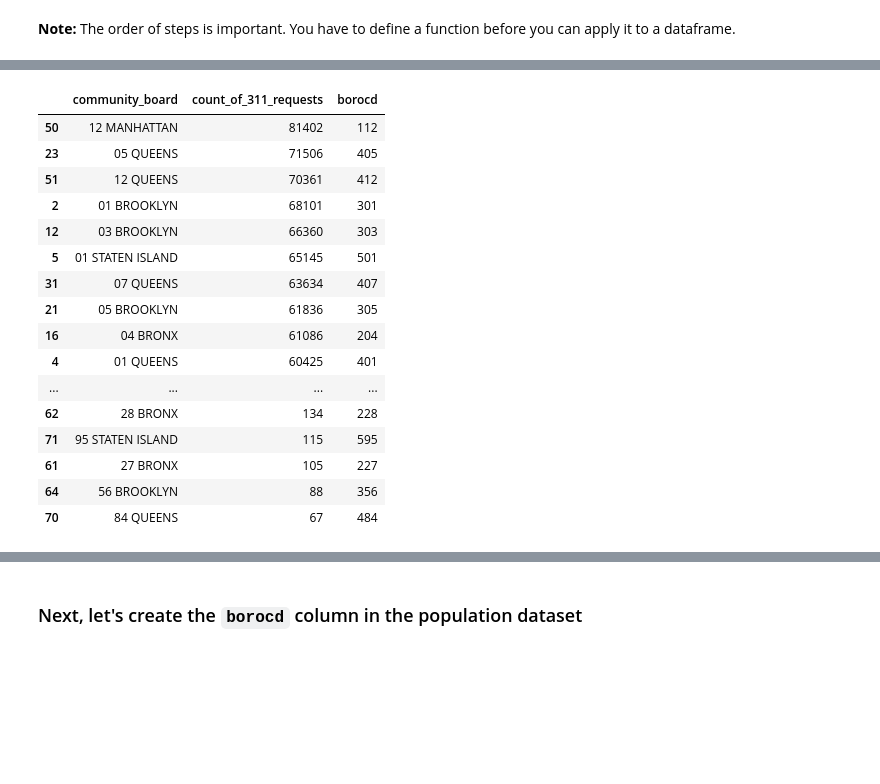
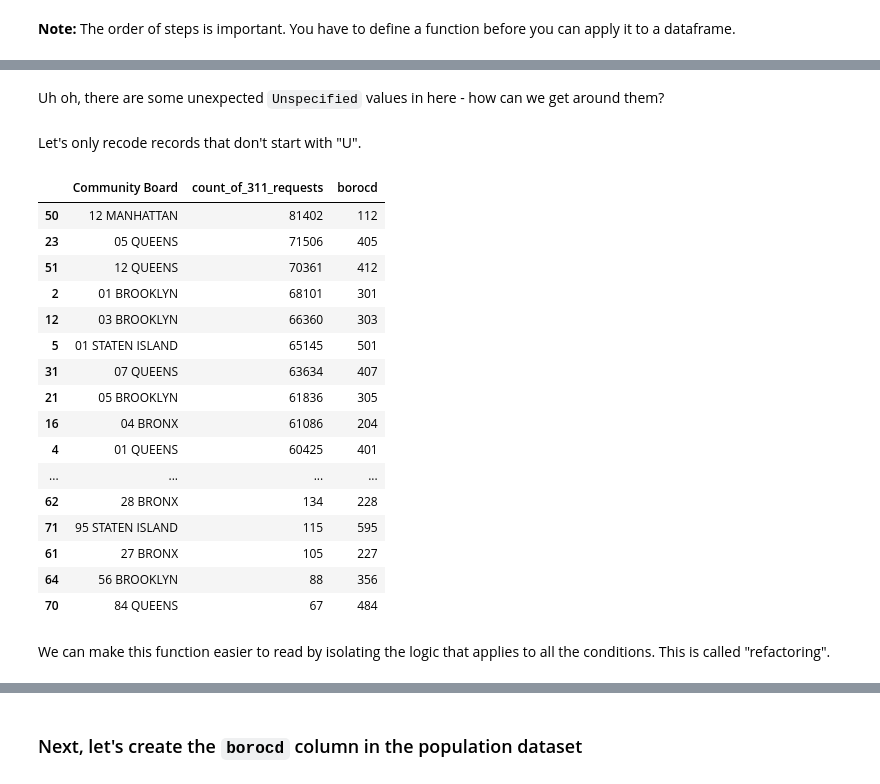
Before and after one commit to afeld/python-public-policy, a Jupyter notebook: lecture_2.ipynb, the cells around one changed output, grey strips where cells are left out. Cells and saved outputs as stored; diff of their text form; code cells hidden in the pictures; blank space fills up the shorter version.

Commit message:
split lecture 2 into slides

```diff
--- a/lecture_2.ipynb
+++ b/lecture_2.ipynb
@@ -124,19 +130,17 @@ cb_counts.head()
 # %%
-# let's create a function called recode_borocd_counts that converts the community_board value into a borocd value
-
 def recode_borocd_counts(row):
-  if 'MANHATTAN' in row.community_board:
-    return '1' + row.community_board[0:2]
+  if 'MANHATTAN' in row["Community Board"]:
+    return '1' + row["Community Board"][0:2]
     # [0:2] provides the first 2 characters, i.e. characters at indexes 0 and 1.
     # you could also use [:2] without the zero.
-  elif 'BRONX' in row.community_board:
-    return '2' + row.community_board[0:2]
-  elif 'BROOKLYN' in row.community_board:
-    return '3' + row.community_board[0:2]
-  elif 'QUEENS' in row.community_board:
-    return '4' + row.community_board[0:2]
-  elif 'STATEN ISLAND' in row.community_board:
-    return '5' + row.community_board[0:2]
+  elif 'BRONX' in row["Community Board"]:
+    return '2' + row["Community Board"][0:2]
+  elif 'BROOKLYN' in row["Community Board"]:
+    return '3' + row["Community Board"][0:2]
+  elif 'QUEENS' in row["Community Board"]:
+    return '4' + row["Community Board"][0:2]
+  elif 'STATEN ISLAND' in row["Community Board"]:
+    return '5' + row["Community Board"][0:2]
   else:
     return 'Invalid BoroCD'
 # %%
@@ -172,23 +178,26 @@ cb_counts
+# %% [markdown]
+Uh oh, there are some unexpected `Unspecified` values in here - how can we get around them?
+# %% [markdown]
+Let's only recode records that don't start with "U".
 # %%
-# uh oh, there are some unexpected "Unspecified" values in here - how can we get around them? let's only recode records that don't start with "U"
 def recode_borocd_counts(row):
-  if 'MANHATTAN' in row.community_board and row.community_board[0] != 'U':
-      return '1' + row.community_board[:2]
-  elif 'BRONX' in row.community_board and row.community_board[0] != 'U':
-      return '2' + row.community_board[:2]
-  elif 'BROOKLYN' in row.community_board and row.community_board[0] != 'U':
-      return '3' + row.community_board[:2]
-  elif 'QUEENS' in row.community_board and row.community_board[0] != 'U':
-      return '4' + row.community_board[:2]
-  elif 'STATEN ISLAND' in row.community_board and row.community_board[0] != 'U':
-      return '5' + row.community_board[:2]
+  if 'MANHATTAN' in row["Community Board"] and row["Community Board"][0] != 'U':
+      return '1' + row["Community Board"][:2]
+  elif 'BRONX' in row["Community Board"] and row["Community Board"][0] != 'U':
+      return '2' + row["Community Board"][:2]
+  elif 'BROOKLYN' in row["Community Board"] and row["Community Board"][0] != 'U':
+      return '3' + row["Community Board"][:2]
+  elif 'QUEENS' in row["Community Board"] and row["Community Board"][0] != 'U':
+      return '4' + row["Community Board"][:2]
+  elif 'STATEN ISLAND' in row["Community Board"] and row["Community Board"][0] != 'U':
+      return '5' + row["Community Board"][:2]
   else:
     return 'Invalid BoroCD'
 
 cb_counts['borocd'] = cb_counts.apply(recode_borocd_counts, axis=1)
 cb_counts
 # %% [output]
-|  | community_board | count_of_311_requests | borocd |
+|  | Community Board | count_of_311_requests | borocd |
 | 50 | 12 MANHATTAN | 81402 | 112 |
 | 23 | 05 QUEENS | 71506 | 405 |
 | 51 | 12 QUEENS | 70361 | 412 |
@@ -205,4 +214,6 @@ cb_counts
 | 61 | 27 BRONX | 105 | 227 |
 | 64 | 56 BROOKLYN | 88 | 356 |
 | 70 | 84 QUEENS | 67 | 484 |
+# %% [markdown]
+We can make this function easier to read by isolating the logic that applies to all the conditions. This is called "refactoring".
 # %%
```
Also changed, not shown: parts of 42 cells of this notebook.
